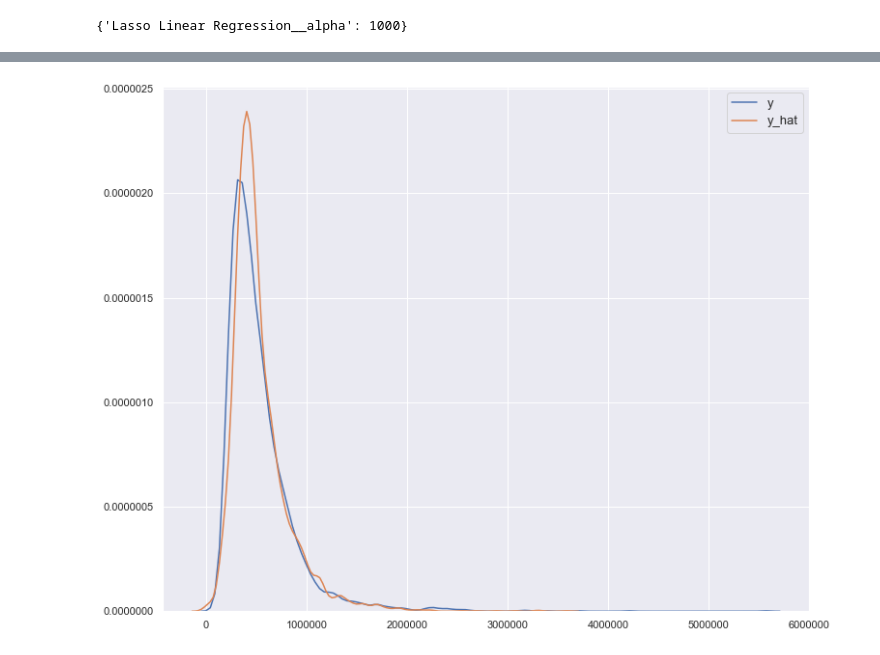
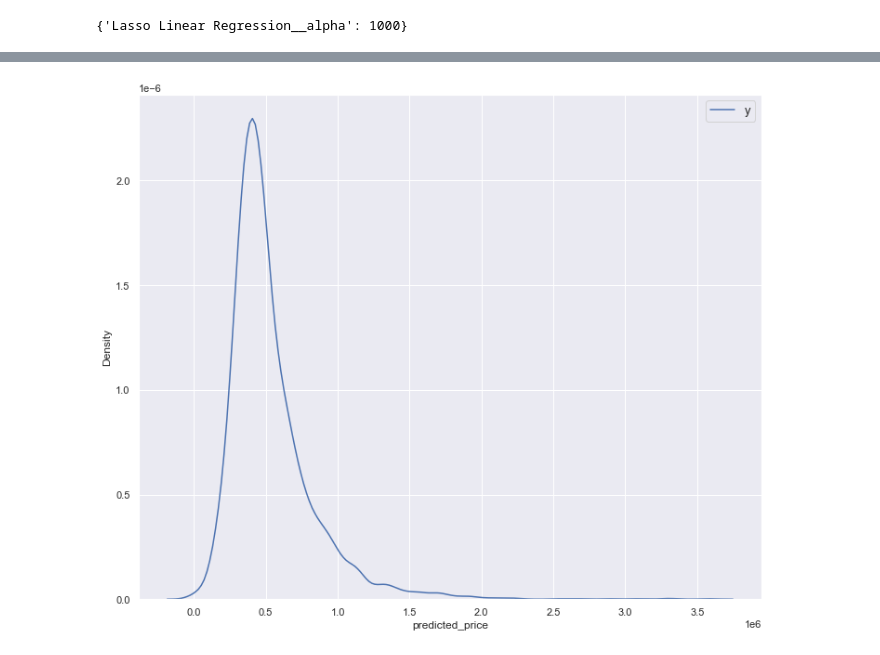
Before and after one commit to minwu3/RR_Project, a Jupyter notebook: ML-Regression_python.ipynb, the cells around one changed output, grey strips where cells are left out. Saved outputs shown, nothing was run; the diff lists cells and outputs as text; code cells hidden in the pictures.

```diff
--- a/ML-Regression_python.ipynb
+++ b/ML-Regression_python.ipynb
@@ -87,7 +87,7 @@ Thanks to user Nova19 for the column definitions; https://www.kaggle.com/harlfox
 
 /Users/jeank4723/Desktop/kc_house_data.csv
 # %%
-df = pd.read_csv('/Users/jeank4723/Desktop/kc_house_data.csv', index_col = 0)
+df = pd.read_csv('kc_house_data.csv', index_col = 0)
 df.head()
 # %% [output]
 |  | date | price | bedrooms | bathrooms | sqft_living | sqft_lot | floors | waterfront | view | condition | ... |
@@ -457,13 +434,12 @@ Pipeline(memory=None,
 # %%
 # distribution plot
 yhat_lasso = best_lasso.predict(X_test)
 yhat_lasso_df = pd.DataFrame(yhat_lasso, columns=['predicted_price'])
 plt.figure(figsize=(12,10))
-ax = sb.kdeplot(y_test['price'])
-ax = sb.kdeplot(yhat_lasso_df['predicted_price'], ax=ax)
+ax = sb.kdeplot(yhat_lasso_df['predicted_price'])
 ax.legend(['y', 'y_hat'], fontsize=13);
 # %% [output]
-[figure, old version]
+[figure, new version]
 # %%
 lasso_grid.best_score_
 # %% [output]
```
Also changed, not shown: parts of 20 cells of this notebook.
